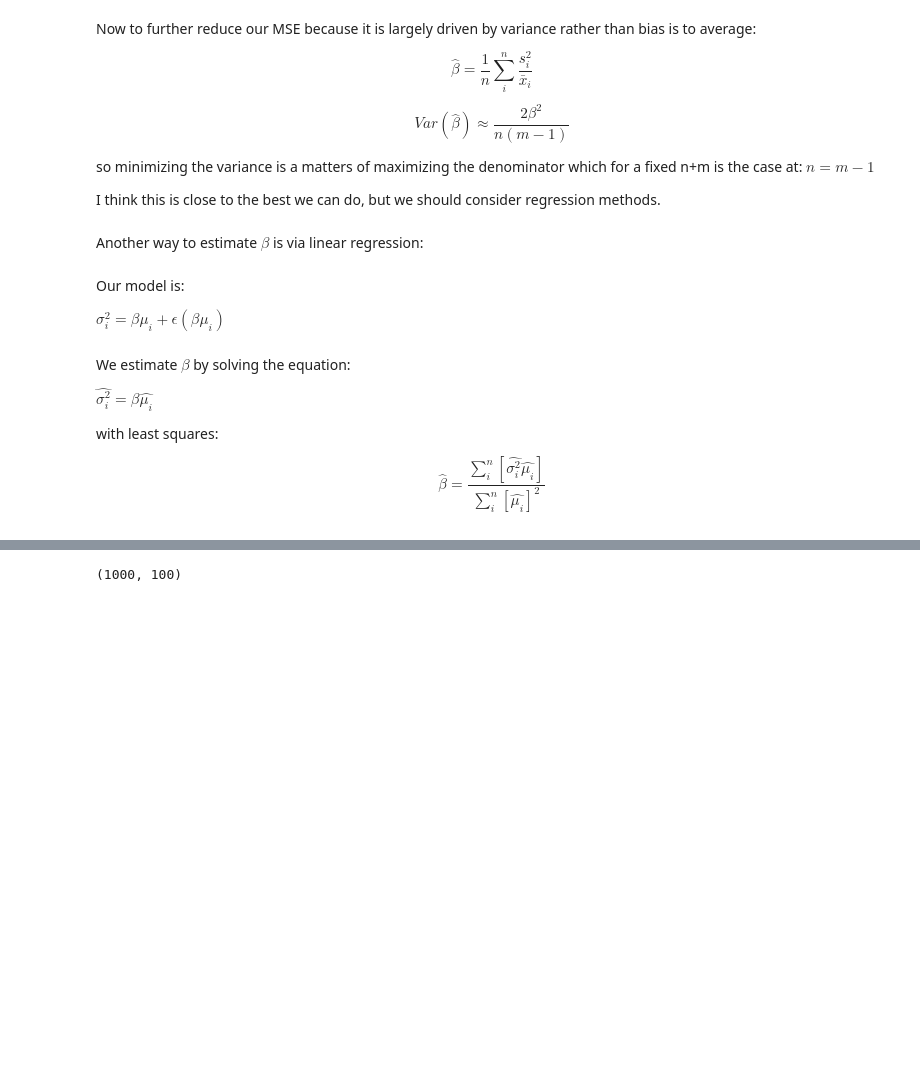
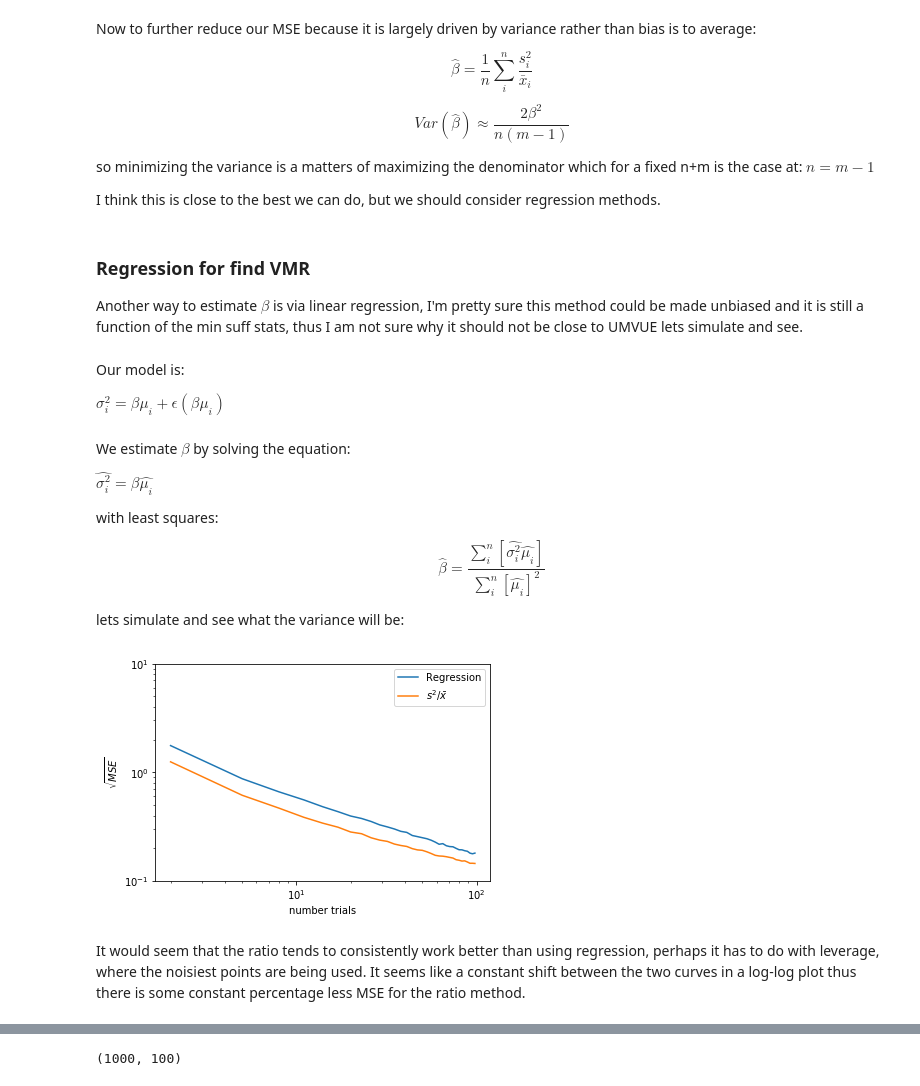
Before and after one commit to deanpospisil/ipython_nb, a Jupyter notebook: Finding VMR.ipynb, the cells around one changed output, grey strips where cells are left out. Drawn from its saved outputs; the diff is of its cells as text; code cells hidden in the pictures; blank space fills up the shorter version.

Commit message:
ratio better then reg for vmr

```diff
--- a/Finding VMR.ipynb
+++ b/Finding VMR.ipynb
@@ -193,8 +193,10 @@ $$ Var(\hat{\beta}) \approx \frac{2 \beta^2}{n(m-1)}$$
 so minimizing the variance is a matters of maximizing the denominator which for a fixed n+m is the case at: $n=m-1$
 
 I think this is close to the best we can do, but we should consider regression methods.
-# %% [markdown]
-Another way to estimate $\beta$ is via linear regression:
+# %% [markdown]
+### Regression for find VMR ###
+
+Another way to estimate $\beta$ is via linear regression, I'm pretty sure this method could be made unbiased and it is still a function of the min suff stats, thus I am not sure why it should not be close to UMVUE lets simulate and see.
 # %% [markdown]
 Our model is:
 
@@ -207,3 +209,41 @@ $\hat{\sigma_i^2} = \beta \hat{\mu_i}$
 with least squares:
 
 $$\hat{\beta} = \frac{\sum_i^n{[\hat{\sigma_i^2} \hat{\mu_i}]}}{\sum_i^n{[\hat{\mu_i} ]^2}}$$
+
+lets simulate and see what the variance will be:
+# %%
+m = 5
+n = 5
+mus = np.linspace(5,100,n)
+vmr = 2
+
+mse_rat = []
+mse_reg = []
+ms = np.arange(2,100,3)
+for m in ms:
+    x = np.array([np.random.normal(mu, (vmr*mu)**0.5, (m, 5000)) for mu in mus])
+    v = np.var(x,1, ddof=1)
+    m = np.mean(x, 1)
+
+    slopes_reg = np.squeeze(np.array([np.linalg.lstsq(a_m[:,np.newaxis], a_v[:,np.newaxis])[0]
+              for a_v, a_m in zip(v.T, m.T)]))
+
+    x[x<1] = 1
+    v = np.var(x,1, ddof=1)
+    m = np.mean(x, 1)
+    slopes_ratio = np.squeeze(np.array([np.mean(a_v/a_m) for a_v, a_m in zip(v.T, m.T)]))
+
+    mse_reg.append(np.mean((slopes_reg-vmr)**2))
+    mse_rat.append(np.mean((slopes_ratio-vmr)**2))
+
+plt.loglog(ms, np.sqrt(mse_reg))
+plt.loglog(ms, np.sqrt(mse_rat))
+plt.xlabel('number trials')
+plt.ylabel(r'$\sqrt{MSE}$')
+plt.ylim(0.1,10)
+
+plt.legend(['Regression', r'$s^2/\bar{x}$']);
+# %% [output]
+[figure, added]
+# %% [markdown]
+It would seem that the ratio tends to consistently work better than using regression, perhaps it has to do with leverage, where the noisiest points are being used. It seems like a constant shift between the two curves in a log-log plot thus there is some constant percentage less MSE for the ratio method.
```
Also changed, not shown: parts of 4 cells of this notebook.
